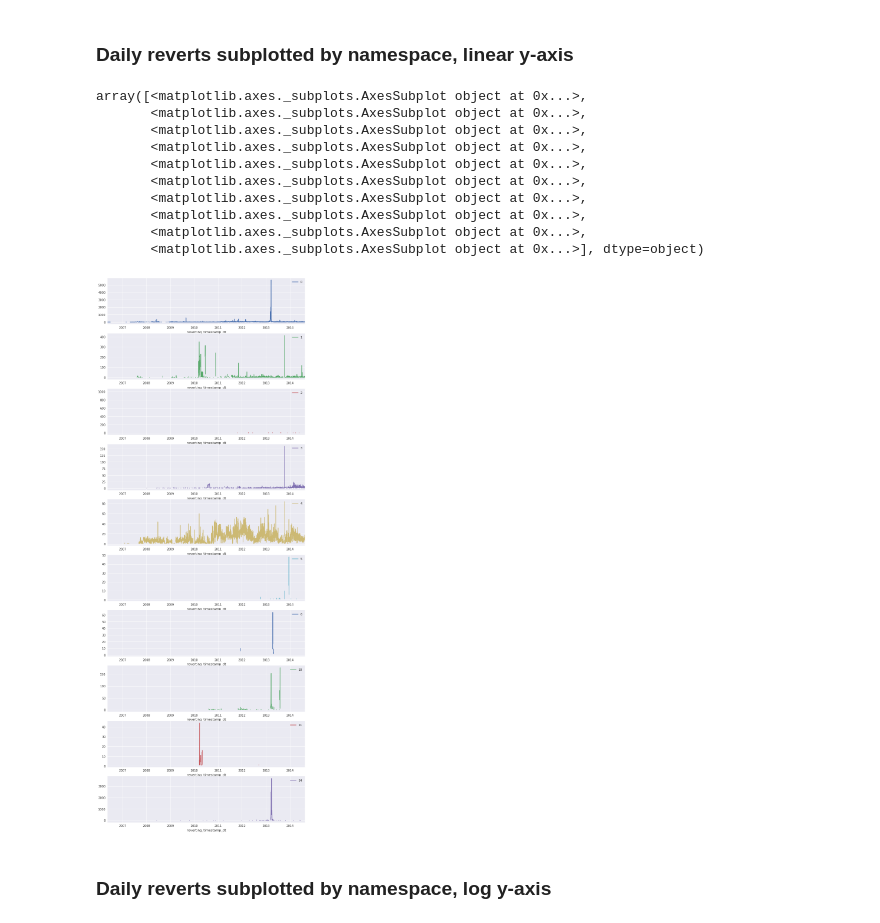
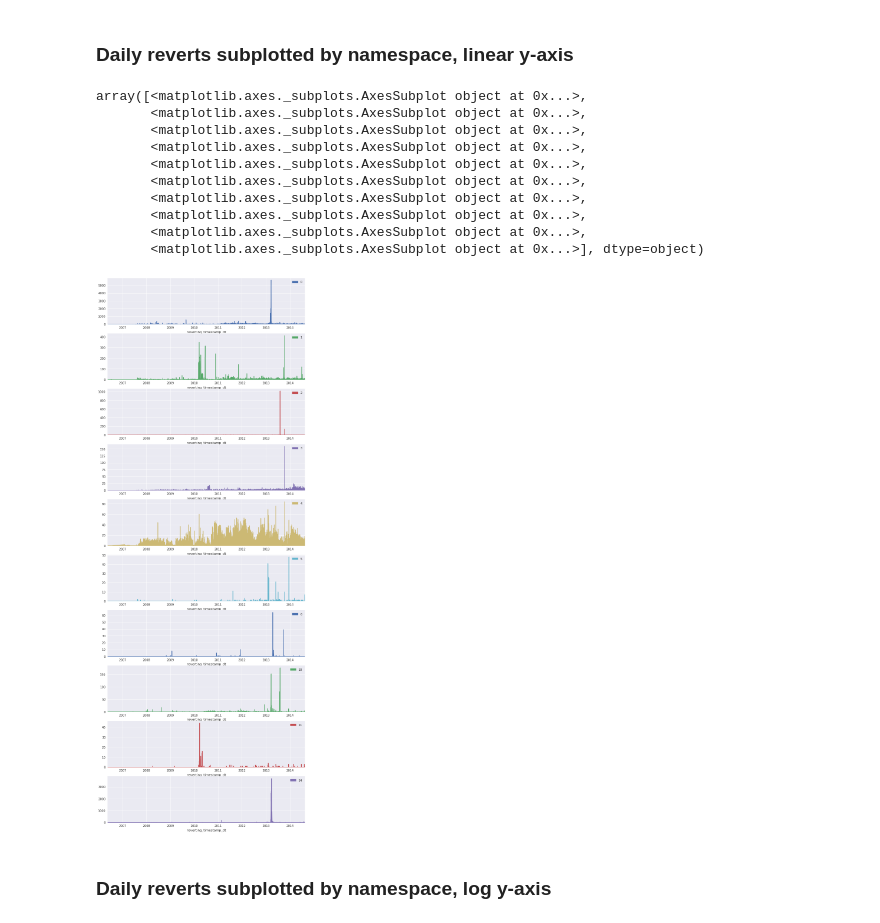
Before and after one commit to staeiou/wiki-stat-notebooks, a Jupyter notebook: botvbot/exploratory-botplots.ipynb, the cells around one changed output. Drawn from its saved outputs; the diff is of its cells as text; code cells hidden in the pictures.

Commit message:
make daily plots area

```diff
--- a/botvbot/exploratory-botplots.ipynb
+++ b/botvbot/exploratory-botplots.ipynb
@@ -98,19 +98,19 @@ daily_namespace_unstack = daily_namespace_g.unstack()[namespaces]
 # %% [markdown]
 ### Daily reverts subplotted by namespace, linear y-axis
 # %%
-daily_namespace_unstack[namespaces].plot(subplots=True, figsize=[12,34], sharex=False, sharey=False, logy=False)
+daily_namespace_unstack[namespaces].plot(kind='area', subplots=True, figsize=[12,34], sharex=False, sharey=False, logy=False)
 # %% [output]
 array([<matplotlib.axes._subplots.AxesSubplot object at 0x...>,
        <matplotlib.axes._subplots.AxesSubplot object at 0x...>,
        <matplotlib.axes._subplots.AxesSubplot object at 0x...>,
        <matplotlib.axes._subplots.AxesSubplot object at 0x...>,
        <matplotlib.axes._subplots.AxesSubplot object at 0x...>,
        <matplotlib.axes._subplots.AxesSubplot object at 0x...>,
        <matplotlib.axes._subplots.AxesSubplot object at 0x...>,
        <matplotlib.axes._subplots.AxesSubplot object at 0x...>,
        <matplotlib.axes._subplots.AxesSubplot object at 0x...>,
        <matplotlib.axes._subplots.AxesSubplot object at 0x...>], dtype=object)
-[figure, old version]
+[figure, new version]
 # %% [markdown]
 ### Daily reverts subplotted by namespace, log y-axis
 # %%
```
